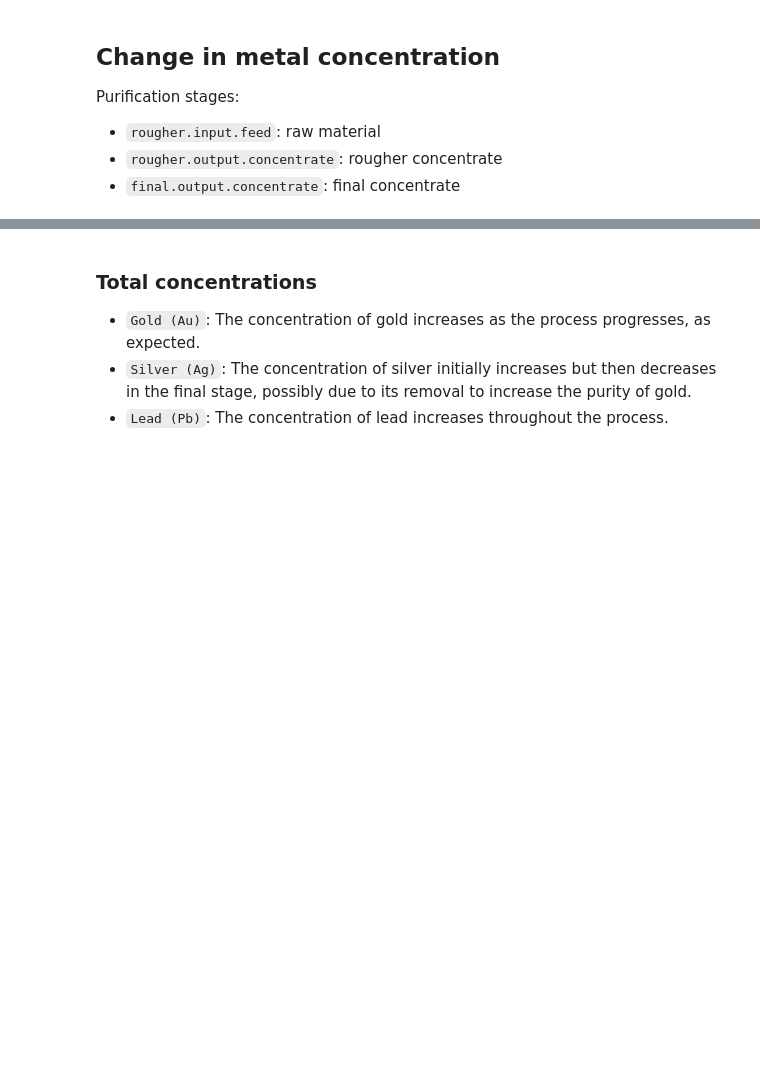
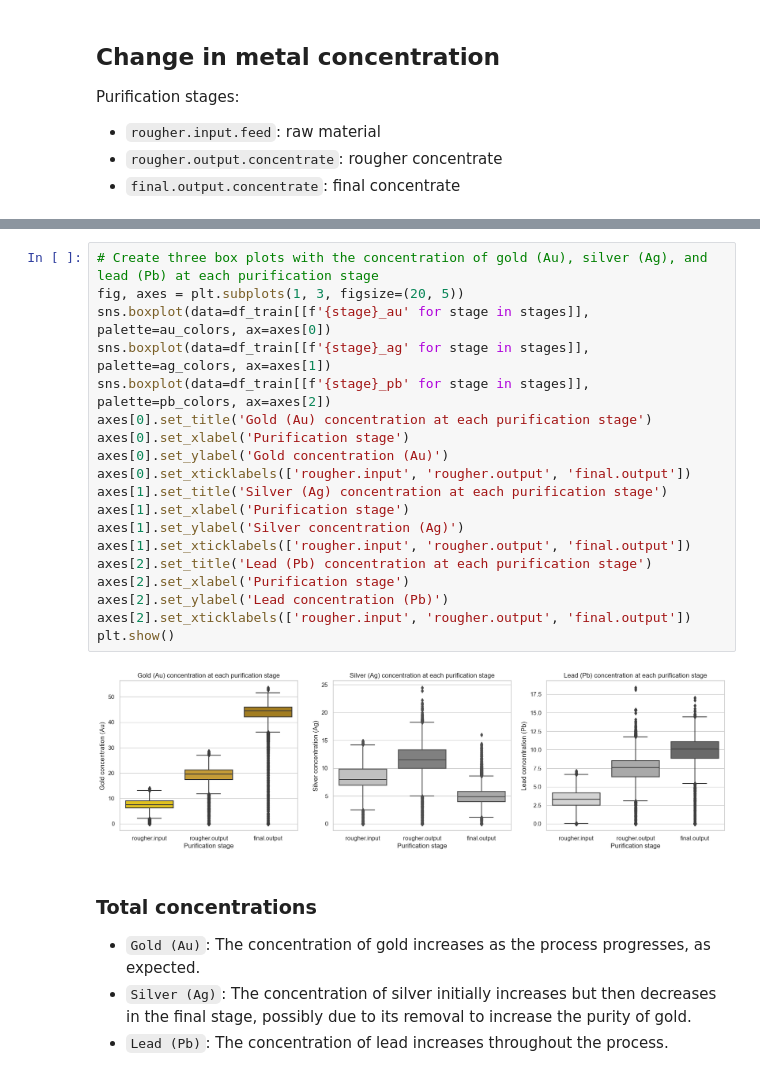
Before and after one commit to keneth4/ml_projects, a Jupyter notebook: ds/4. Gold Extraction Process Optimization.ipynb, the cells around one changed output, grey strips where cells are left out. Drawn from its saved outputs; the diff is of its cells as text; blank space fills up the shorter version.

```diff
--- a/ds/4. Gold Extraction Process Optimization.ipynb
+++ b/ds/4. Gold Extraction Process Optimization.ipynb
@@ -312,3 +285,24 @@ plt.show()
+# %%
+# Create three box plots with the concentration of gold (Au), silver (Ag), and lead (Pb) at each purification stage
+fig, axes = plt.subplots(1, 3, figsize=(20, 5))
+sns.boxplot(data=df_train[[f'{stage}_au' for stage in stages]], palette=au_colors, ax=axes[0])
+sns.boxplot(data=df_train[[f'{stage}_ag' for stage in stages]], palette=ag_colors, ax=axes[1])
+sns.boxplot(data=df_train[[f'{stage}_pb' for stage in stages]], palette=pb_colors, ax=axes[2])
+axes[0].set_title('Gold (Au) concentration at each purification stage')
+axes[0].set_xlabel('Purification stage')
+axes[0].set_ylabel('Gold concentration (Au)')
+axes[0].set_xticklabels(['rougher.input', 'rougher.output', 'final.output'])
+axes[1].set_title('Silver (Ag) concentration at each purification stage')
+axes[1].set_xlabel('Purification stage')
+axes[1].set_ylabel('Silver concentration (Ag)')
+axes[1].set_xticklabels(['rougher.input', 'rougher.output', 'final.output'])
+axes[2].set_title('Lead (Pb) concentration at each purification stage')
+axes[2].set_xlabel('Purification stage')
+axes[2].set_ylabel('Lead concentration (Pb)')
+axes[2].set_xticklabels(['rougher.input', 'rougher.output', 'final.output'])
+plt.show()
+# %% [output]
+[figure, added]
 # %% [markdown]
 ### Total concentrations
 
```
Also changed, not shown: parts of 48 cells of this notebook.
